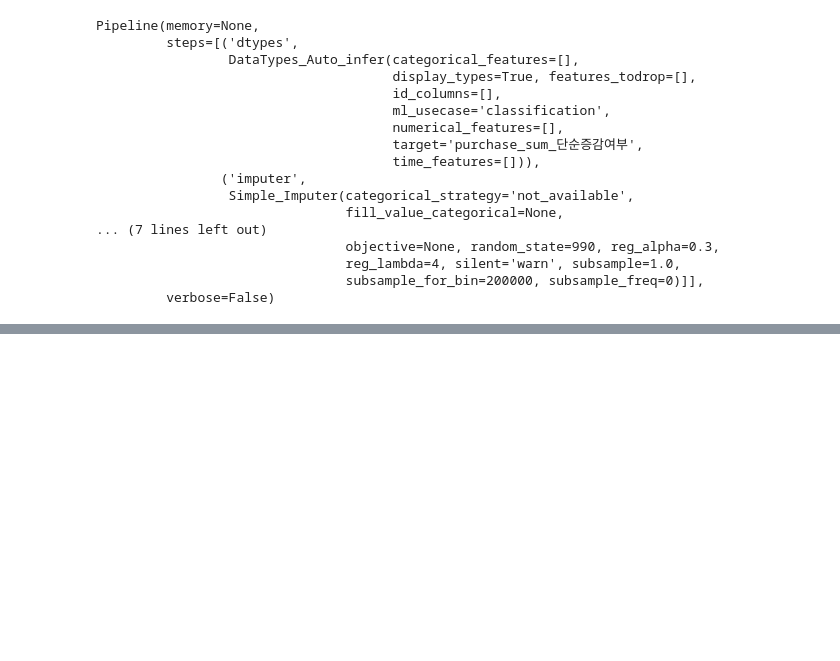
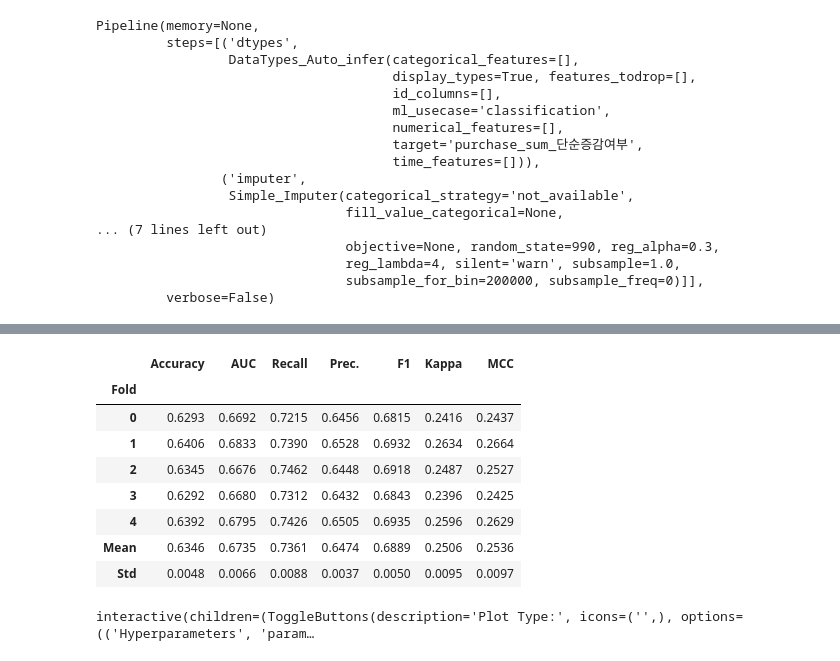
Before and after one commit to leejunghyunA/second_projects, a Jupyter notebook: 전체 모델링_10_25.ipynb, the cells around one changed output, grey strips where cells are left out. Cells and saved outputs as stored; diff of their text form; code cells hidden in the pictures; blank space fills up the shorter version.

```diff
--- a/전체 모델링_10_25.ipynb
+++ b/전체 모델링_10_25.ipynb
@@ -219,0 +325,16 @@ Pipeline(memory=None,
+# %%
+best_model = clf.tune_model(model)
+# %% [output]
+|  | Accuracy | AUC | Recall | Prec. | F1 | Kappa | MCC |
+| Fold |  |  |  |  |  |  |  |
+| 0 | 0.6293 | 0.6692 | 0.7215 | 0.6456 | 0.6815 | 0.2416 | 0.2437 |
+| 1 | 0.6406 | 0.6833 | 0.7390 | 0.6528 | 0.6932 | 0.2634 | 0.2664 |
+| 2 | 0.6345 | 0.6676 | 0.7462 | 0.6448 | 0.6918 | 0.2487 | 0.2527 |
+| 3 | 0.6292 | 0.6680 | 0.7312 | 0.6432 | 0.6843 | 0.2396 | 0.2425 |
+| 4 | 0.6392 | 0.6795 | 0.7426 | 0.6505 | 0.6935 | 0.2596 | 0.2629 |
+| Mean | 0.6346 | 0.6735 | 0.7361 | 0.6474 | 0.6889 | 0.2506 | 0.2536 |
+| Std | 0.0048 | 0.0066 | 0.0088 | 0.0037 | 0.0050 | 0.0095 | 0.0097 |
+# %%
+clf.evaluate_model(best_model)
+# %% [output]
+interactive(children=(ToggleButtons(description='Plot Type:', icons=('',), options=(('Hyperparameters', 'param…
```
Also changed, not shown: parts of 10 cells of this notebook.
